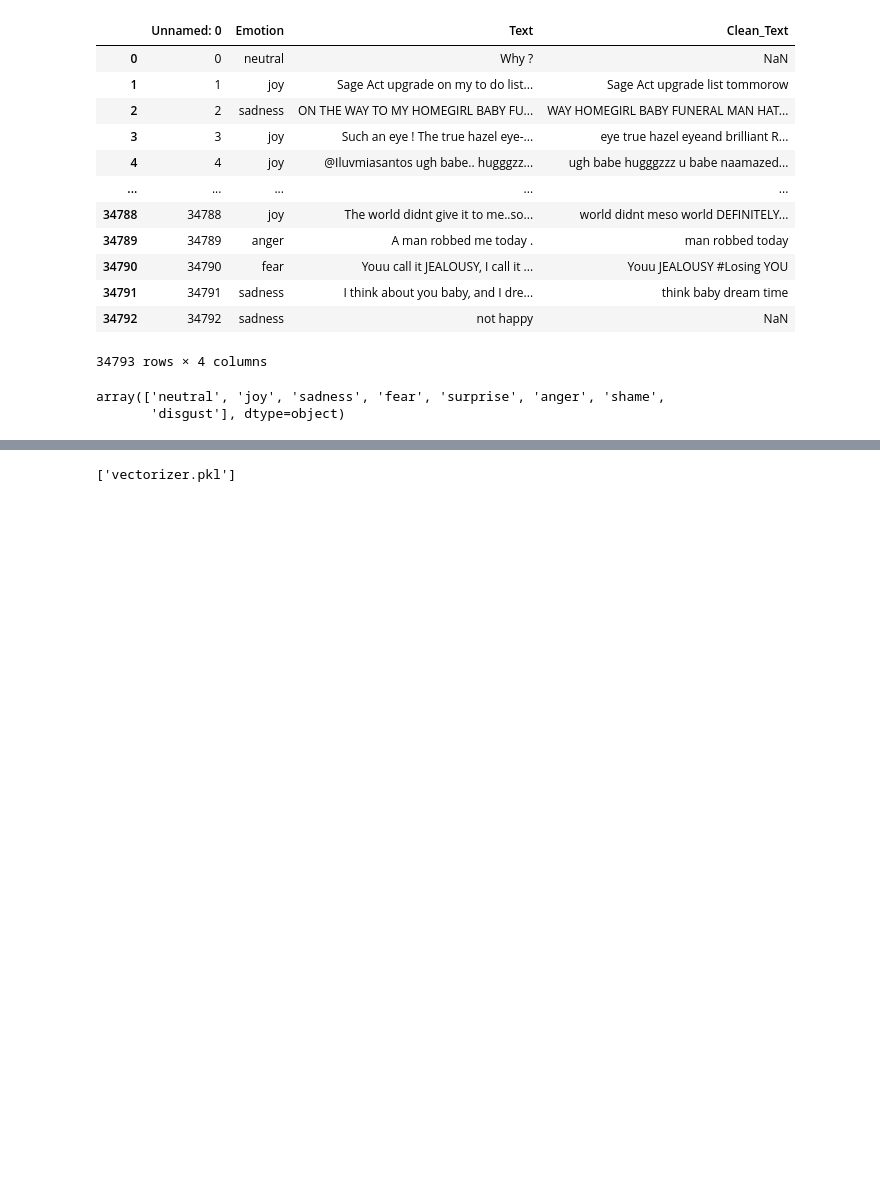
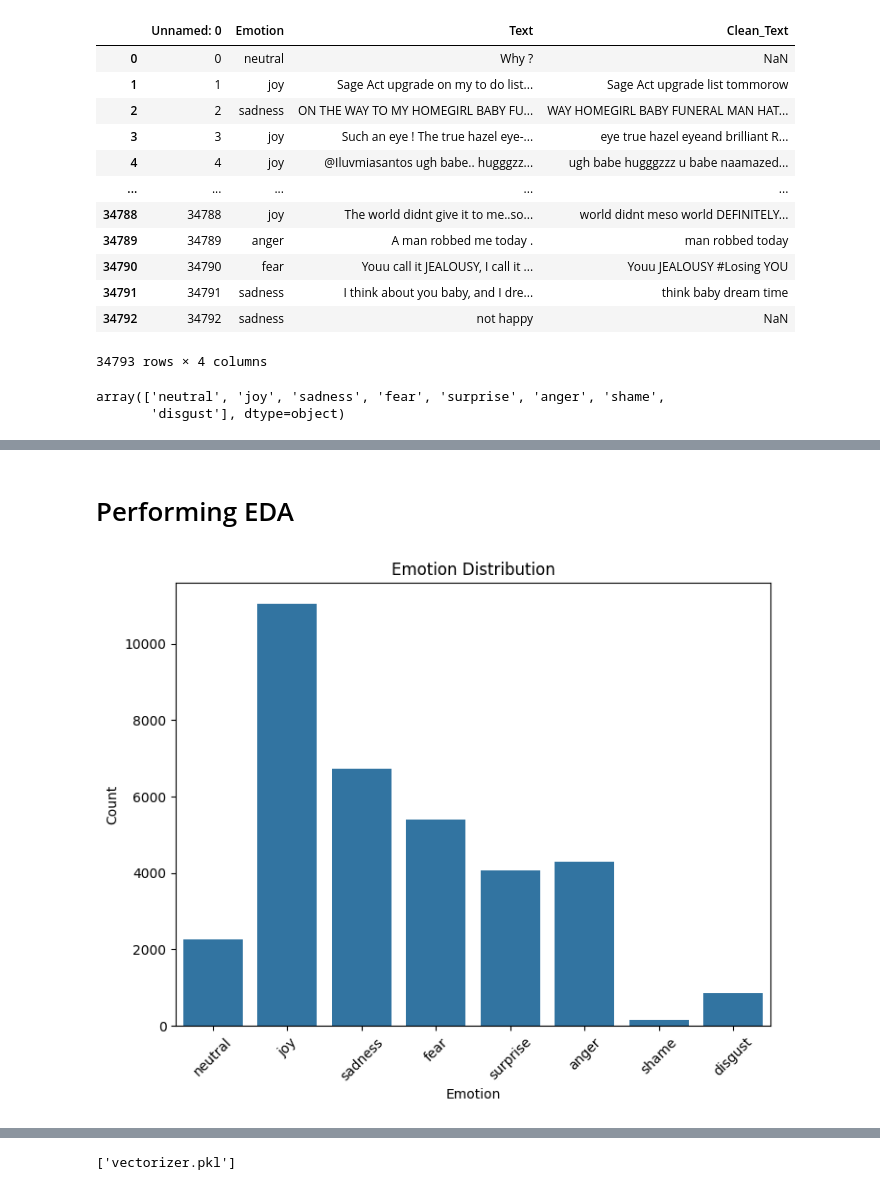
Before and after one commit to coder-1304/Sentiment-Analysis-Major-Project, a Jupyter notebook: Sentiment Analysis using Support Vector Machine.ipynb, the cells around one changed output, grey strips where cells are left out. Saved outputs shown, nothing was run; the diff lists cells and outputs as text; code cells hidden in the pictures; blank space fills up the shorter version.

```diff
--- a/Sentiment Analysis using Support Vector Machine.ipynb
+++ b/Sentiment Analysis using Support Vector Machine.ipynb
@@ -31,2 +27,2 @@ data['sentiment'] = data['Emotion'].map(mapping)
 # %%
-data
+data = data.iloc[:, 1:]
@@ -46,0 +29,2 @@ data
+# %%
+data.drop(columns=['Clean_Text'], inplace=True)
@@ -46,0 +47,2 @@ data
+# %% [markdown]
+# Performing EDA
@@ -46,0 +52,11 @@ data
+# %%
+# Data Distribution
+plt.figure(figsize=(8, 6))
+sns.countplot(data=data, x='Emotion')
+plt.title("Emotion Distribution")
+plt.xlabel("Emotion")
+plt.ylabel("Count")
+plt.xticks(rotation=45)
+plt.show()
+# %% [output]
+[figure, added]
```
Also changed, not shown: parts of 32 cells of this notebook.
